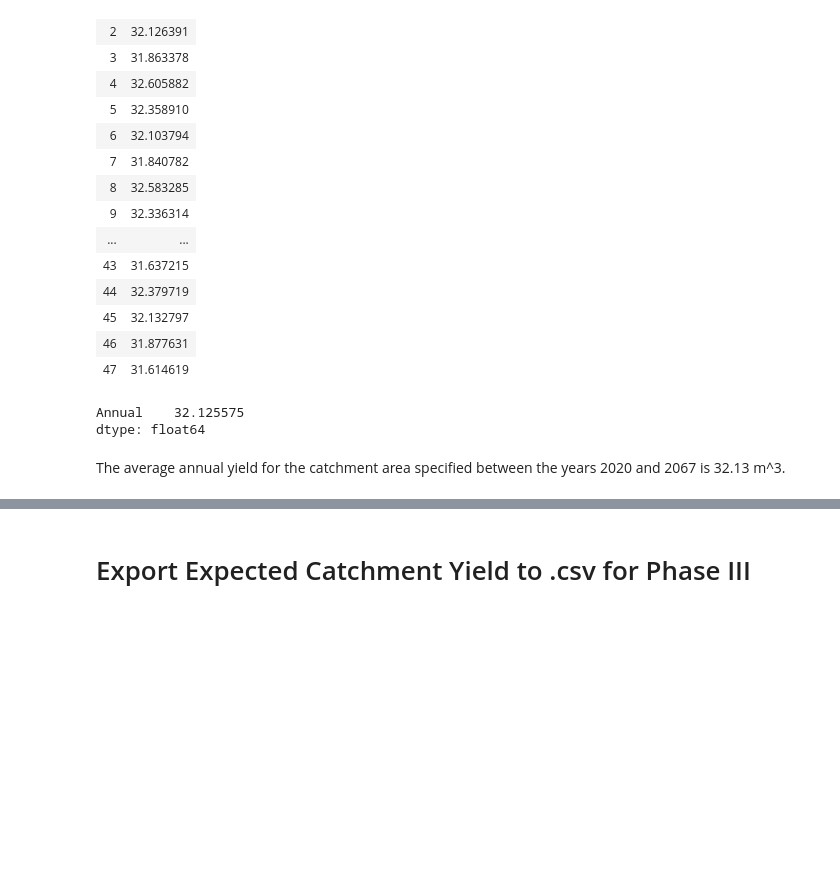
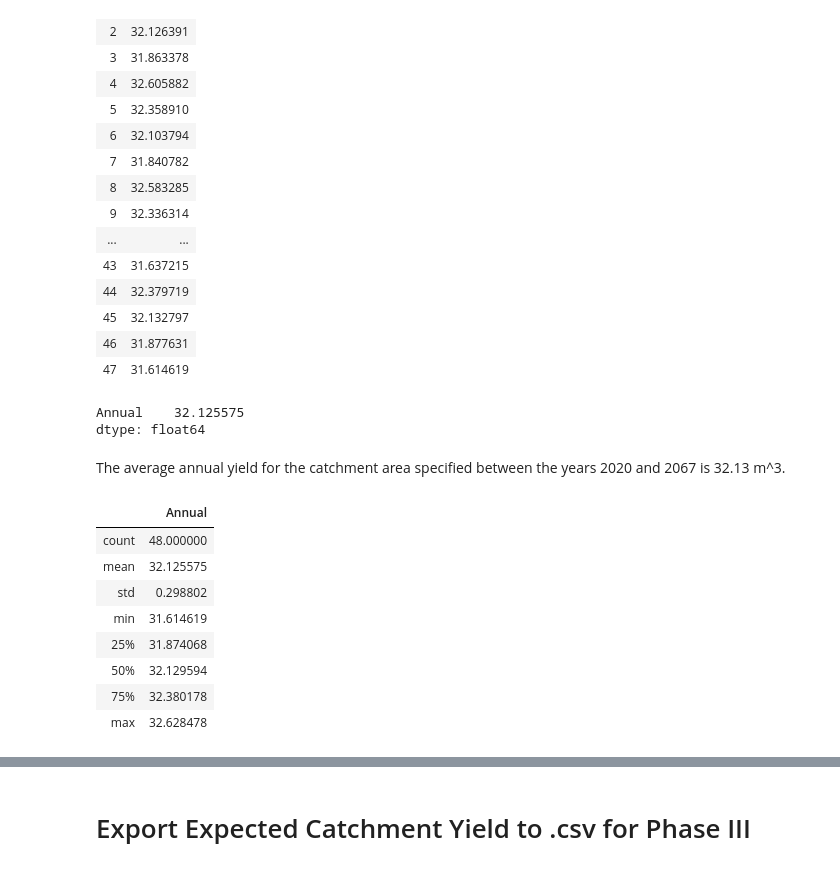
Before and after one commit to sophiaertel/CE6800_TermProject_Group1, a Jupyter notebook: HydraulicModel_SERTEL.ipynb, the cells around one changed output, grey strips where cells are left out. Drawn from its saved outputs; the diff is of its cells as text; code cells hidden in the pictures; blank space fills up the shorter version.

```diff
--- a/HydraulicModel_SERTEL.ipynb
+++ b/HydraulicModel_SERTEL.ipynb
@@ -108,3 +112,15 @@ Annual    32.125575
 dtype: float64
 # %% [markdown]
 The average annual yield for the catchment area specified between the years 2020 and 2067 is 32.13 m^3.
+# %%
+cyield.describe()
+# %% [output]
+|  | Annual |
+| count | 48.000000 |
+| mean | 32.125575 |
+| std | 0.298802 |
+| min | 31.614619 |
+| 25% | 31.874068 |
+| 50% | 32.129594 |
+| 75% | 32.380178 |
+| max | 32.628478 |
```
Also changed, not shown: parts of 7 cells of this notebook.
